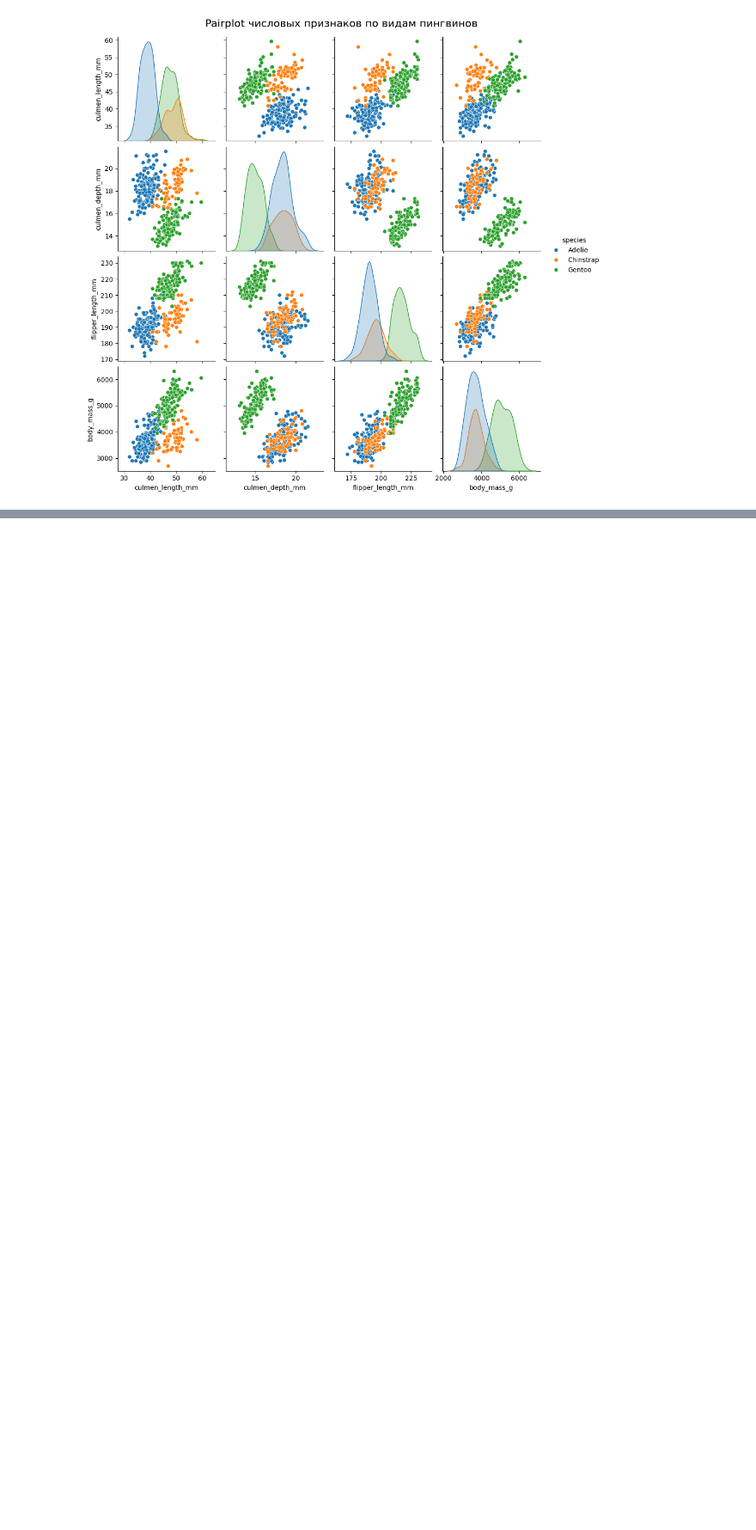
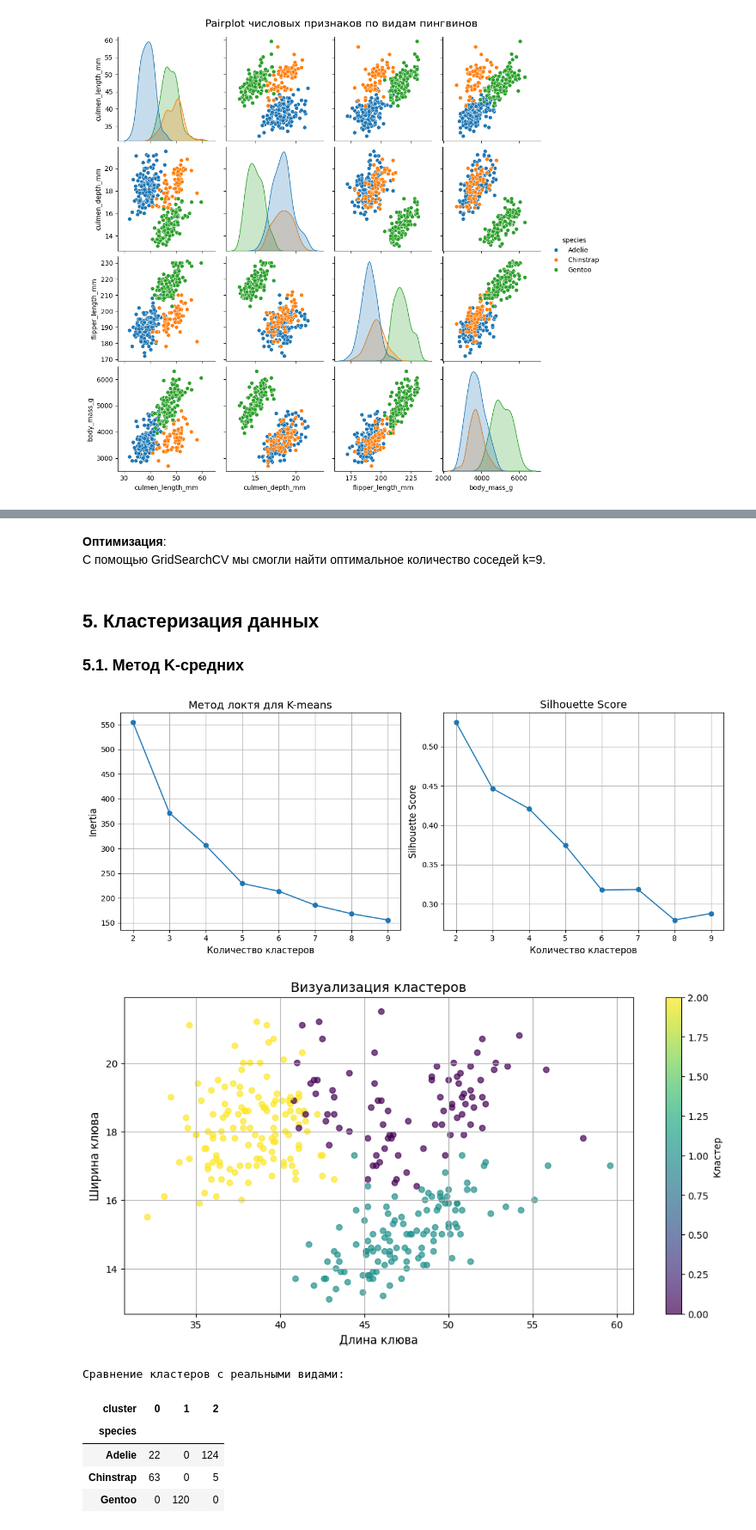
Before and after one commit to KabanovDI/HomeWork, a Jupyter notebook: Project.ipynb, the cells around one changed output, grey strips where cells are left out. Shown at 86% size. Saved outputs shown, nothing was run; the diff lists cells and outputs as text; code cells hidden in the pictures; blank space fills up the shorter version.

```diff
--- a/Project.ipynb
+++ b/Project.ipynb
@@ -181,0 +318,71 @@ X_test_scaled = scaler.transform(X_test)
+# %% [markdown]
+**Оптимизация**:
+С помощью GridSearchCV мы смогли найти оптимальное количество соседей k=9.
+# %% [markdown]
+## **5. Кластеризация данных**
+
+### **5.1. Метод K-средних**
+# %%
+# Подготовка данных
+X_cluster = penguins[numeric_features].values
+X_cluster_scaled = StandardScaler().fit_transform(X_cluster)
+
+# Определение оптимального числа кластеров методом локтя
+inertia = []
+silhouette_scores = []
+k_range = range(2, 10)
+
+for k in k_range:
+    kmeans = KMeans(n_clusters=k, random_state=42)
+    kmeans.fit(X_cluster_scaled)
+    inertia.append(kmeans.inertia_)
+    silhouette_scores.append(silhouette_score(X_cluster_scaled, kmeans.labels_))
+
+# График метода локтя
+plt.figure(figsize=(12, 5))
+plt.subplot(1, 2, 1)
+plt.plot(k_range, inertia, marker='o')
+plt.title('Метод локтя для K-means', fontsize=14)
+plt.xlabel('Количество кластеров', fontsize=12)
+plt.ylabel('Inertia', fontsize=12)
+plt.grid(True)
+
+# График silhouette score
+plt.subplot(1, 2, 2)
+plt.plot(k_range, silhouette_scores, marker='o')
+plt.title('Silhouette Score', fontsize=14)
+plt.xlabel('Количество кластеров', fontsize=12)
+plt.ylabel('Silhouette Score', fontsize=12)
+plt.grid(True)
+
+plt.tight_layout()
+plt.show()
+
+# Кластеризация с оптимальным числом кластеров
+optimal_clusters = 3
+kmeans = KMeans(n_clusters=optimal_clusters, random_state=42)
+clusters = kmeans.fit_predict(X_cluster_scaled)
+
+plt.figure(figsize=(12, 6))
+plt.scatter(penguins['culmen_length_mm'], penguins['culmen_depth_mm'], c=clusters, cmap='viridis', alpha=0.7)
+plt.title('Визуализация кластеров', fontsize=14)
+plt.xlabel('Длина клюва', fontsize=12)
+plt.ylabel('Ширина клюва', fontsize=12)
+plt.colorbar(label='Кластер')
+plt.grid(True)
+plt.show()
+
+# Сравнение кластеров с реальными видами
+penguins['cluster'] = clusters
+cross_tab = pd.crosstab(penguins['species'], penguins['cluster'])
+print("Сравнение кластеров с реальными видами:")
+display(cross_tab)
+# %% [output]
+[figure, added]
+[figure, added]
+Сравнение кластеров с реальными видами:
+| cluster | 0 | 1 | 2 |
+| species |  |  |  |
+| Adelie | 22 | 0 | 124 |
+| Chinstrap | 63 | 0 | 5 |
+| Gentoo | 0 | 120 | 0 |
```
Also changed, not shown: parts of 26 cells of this notebook.
